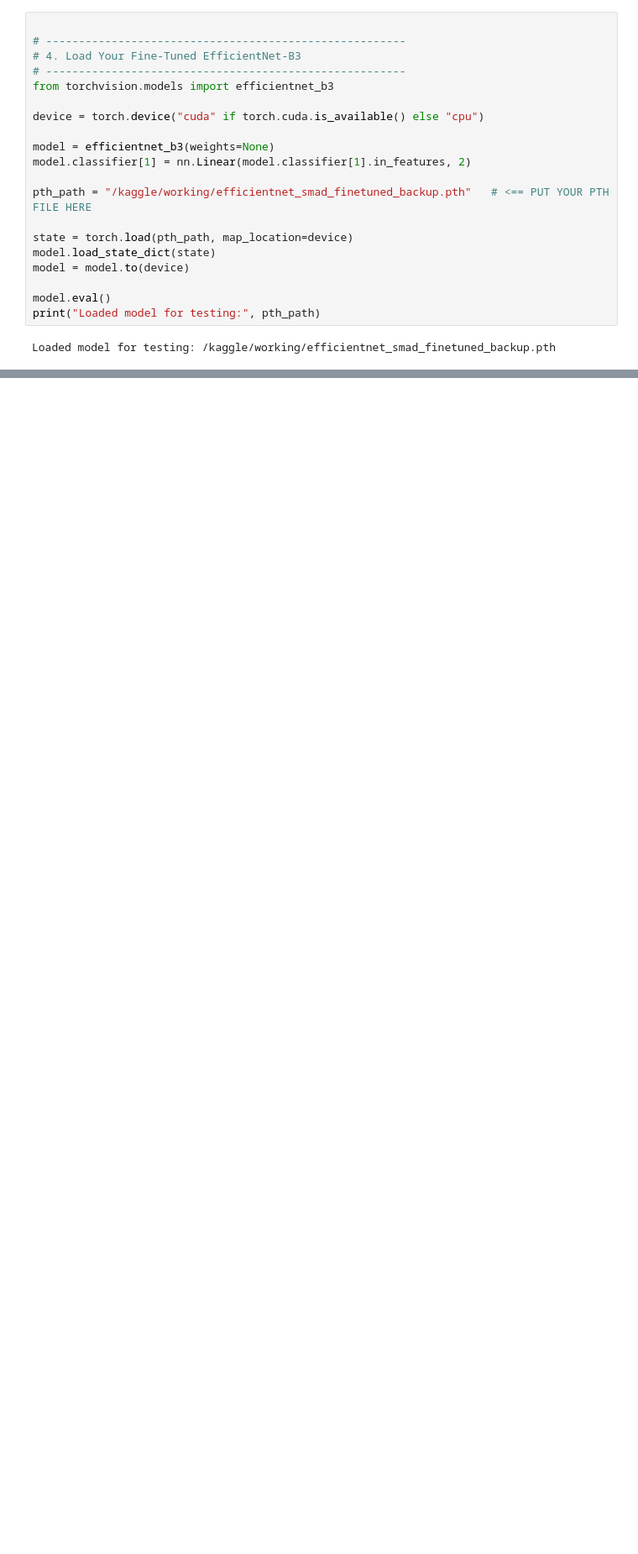
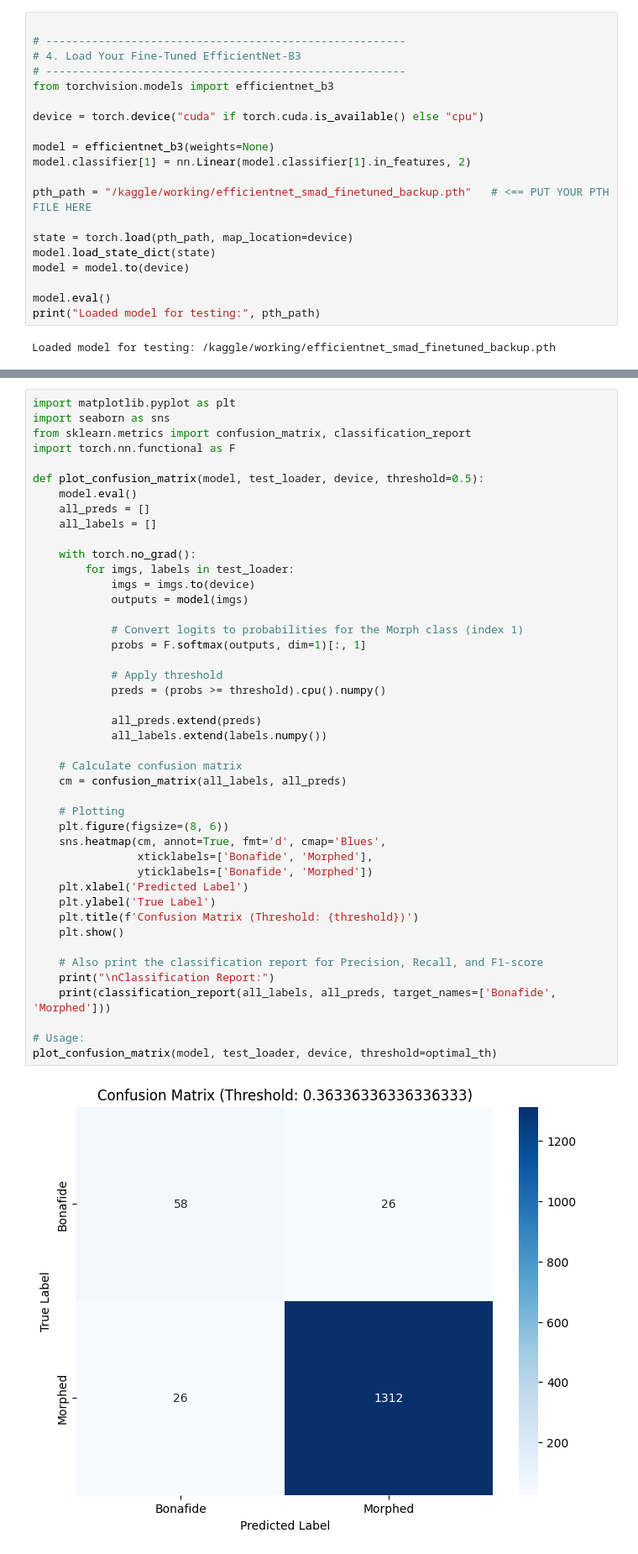
Before and after one commit to yicikek/FYP, a Jupyter notebook: S-MAD/fine-tune-smad.ipynb, the cells around one changed output, grey strips where cells are left out. Shown at 84% size. Drawn from its saved outputs; the diff is of its cells as text; blank space fills up the shorter version.

```diff
--- a/S-MAD/fine-tune-smad.ipynb
+++ b/S-MAD/fine-tune-smad.ipynb
@@ -491,0 +582,46 @@ print(f"\n🎯 FINAL TEST ACCURACY: {test_acc:.4f}")
+# %%
+import matplotlib.pyplot as plt
+import seaborn as sns
+from sklearn.metrics import confusion_matrix, classification_report
+import torch.nn.functional as F
+
+def plot_confusion_matrix(model, test_loader, device, threshold=0.5):
+    model.eval()
+    all_preds = []
+    all_labels = []
+
+    with torch.no_grad():
+        for imgs, labels in test_loader:
+            imgs = imgs.to(device)
+            outputs = model(imgs)
+
+            # Convert logits to probabilities for the Morph class (index 1)
+            probs = F.softmax(outputs, dim=1)[:, 1]
+
+            # Apply threshold
+            preds = (probs >= threshold).cpu().numpy()
+
+            all_preds.extend(preds)
+            all_labels.extend(labels.numpy())
+
+    # Calculate confusion matrix
+    cm = confusion_matrix(all_labels, all_preds)
+
+    # Plotting
+    plt.figure(figsize=(8, 6))
+    sns.heatmap(cm, annot=True, fmt='d', cmap='Blues',
+                xticklabels=['Bonafide', 'Morphed'],
+                yticklabels=['Bonafide', 'Morphed'])
+    plt.xlabel('Predicted Label')
+    plt.ylabel('True Label')
+    plt.title(f'Confusion Matrix (Threshold: {threshold})')
+    plt.show()
+
+    # Also print the classification report for Precision, Recall, and F1-score
+    print("\nClassification Report:")
+    print(classification_report(all_labels, all_preds, target_names=['Bonafide', 'Morphed']))
+
+# Usage:
+plot_confusion_matrix(model, test_loader, device, threshold=optimal_th)
+# %% [output]
+[figure, added]
```
Also changed, not shown: parts of 7 cells of this notebook.
